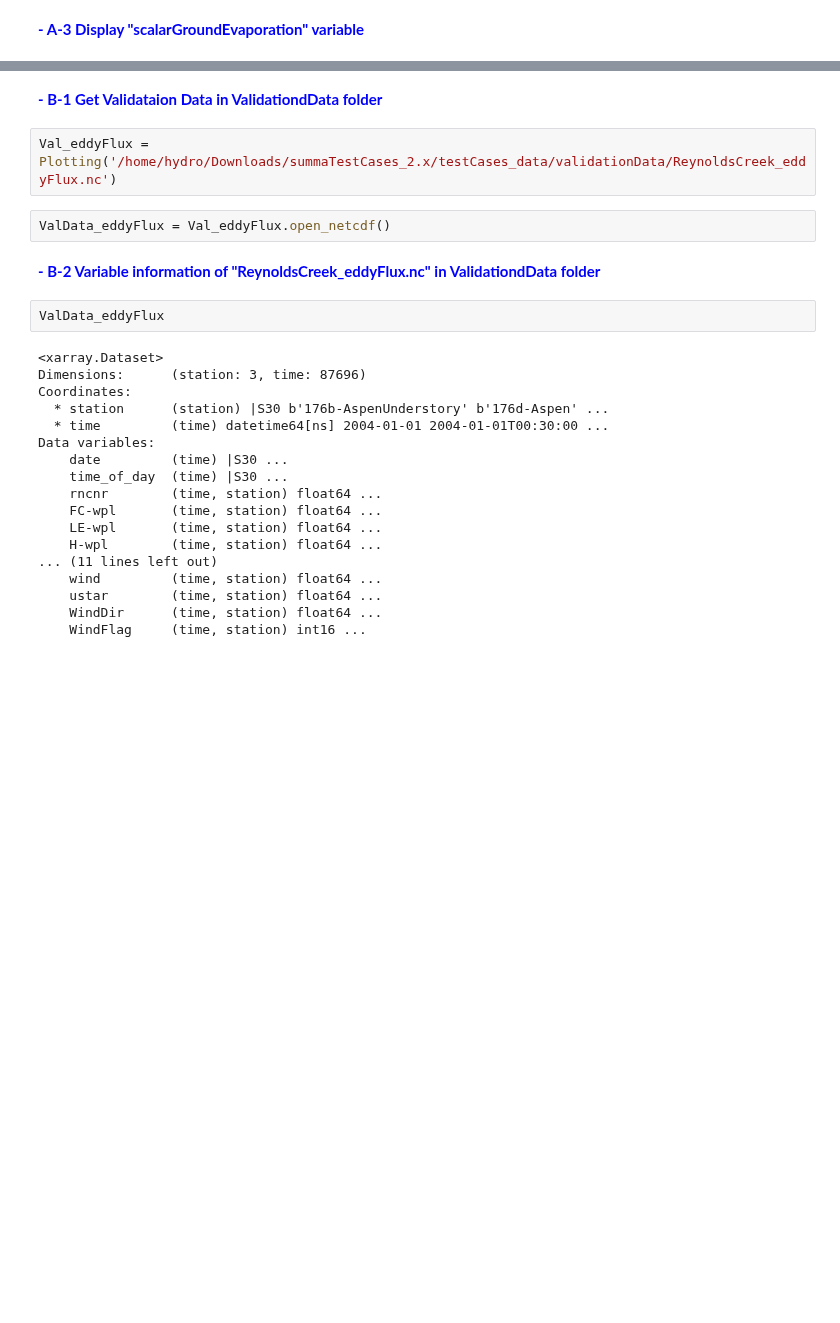
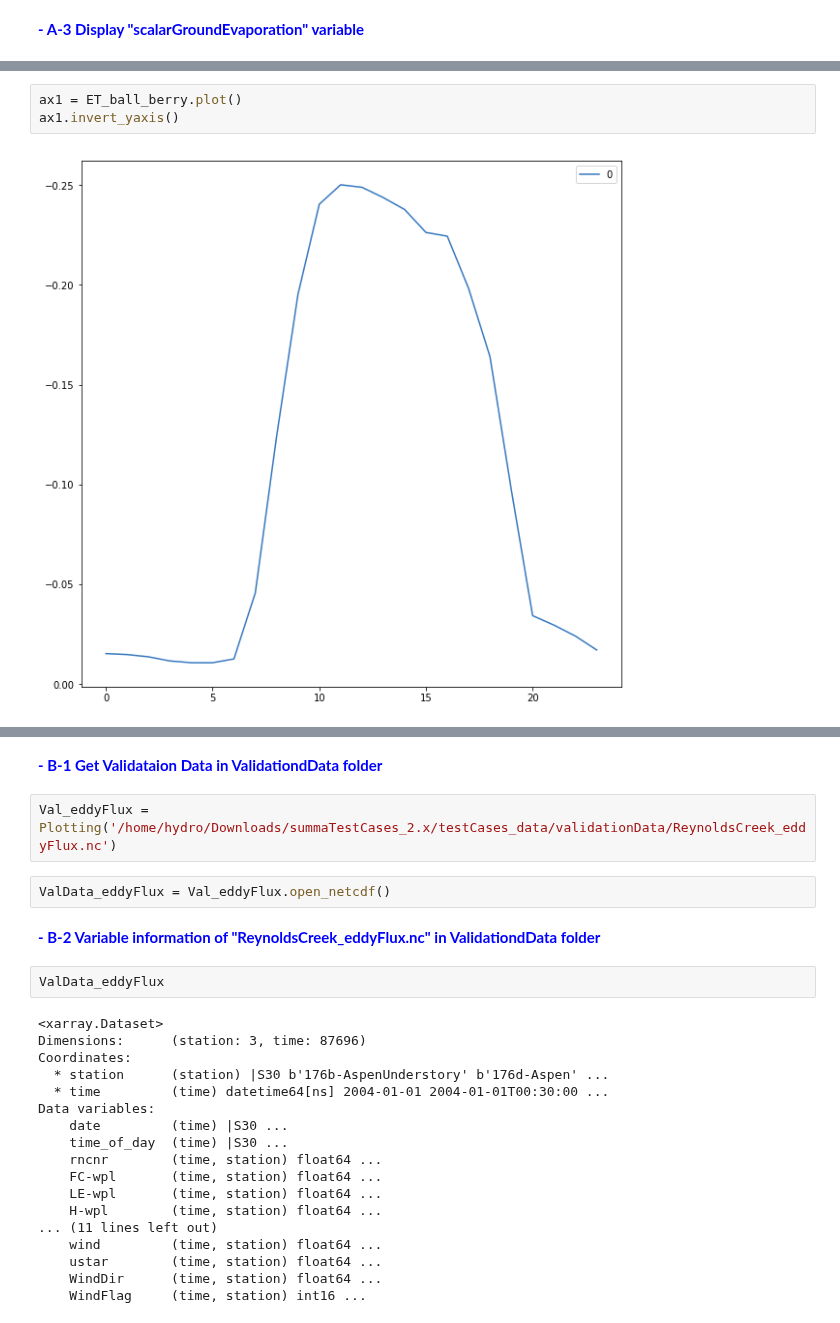
Before and after one commit to UW-Hydro/pysumma, a Jupyter notebook: pysumma_demo_Example_1_Fig_7.ipynb, the cells around one changed output, grey strips where cells are left out. Drawn from its saved outputs; the diff is of its cells as text; blank space fills up the shorter version.

```diff
--- a/pysumma_demo_Example_1_Fig_7.ipynb
+++ b/pysumma_demo_Example_1_Fig_7.ipynb
@@ -507,0 +540,5 @@ P3.plot_1d(31)
+# %%
+ax1 = ET_ball_berry.plot()
+ax1.invert_yaxis()
+# %% [output]
+[figure, added]
```
Also changed, not shown: parts of 63 cells of this notebook.
